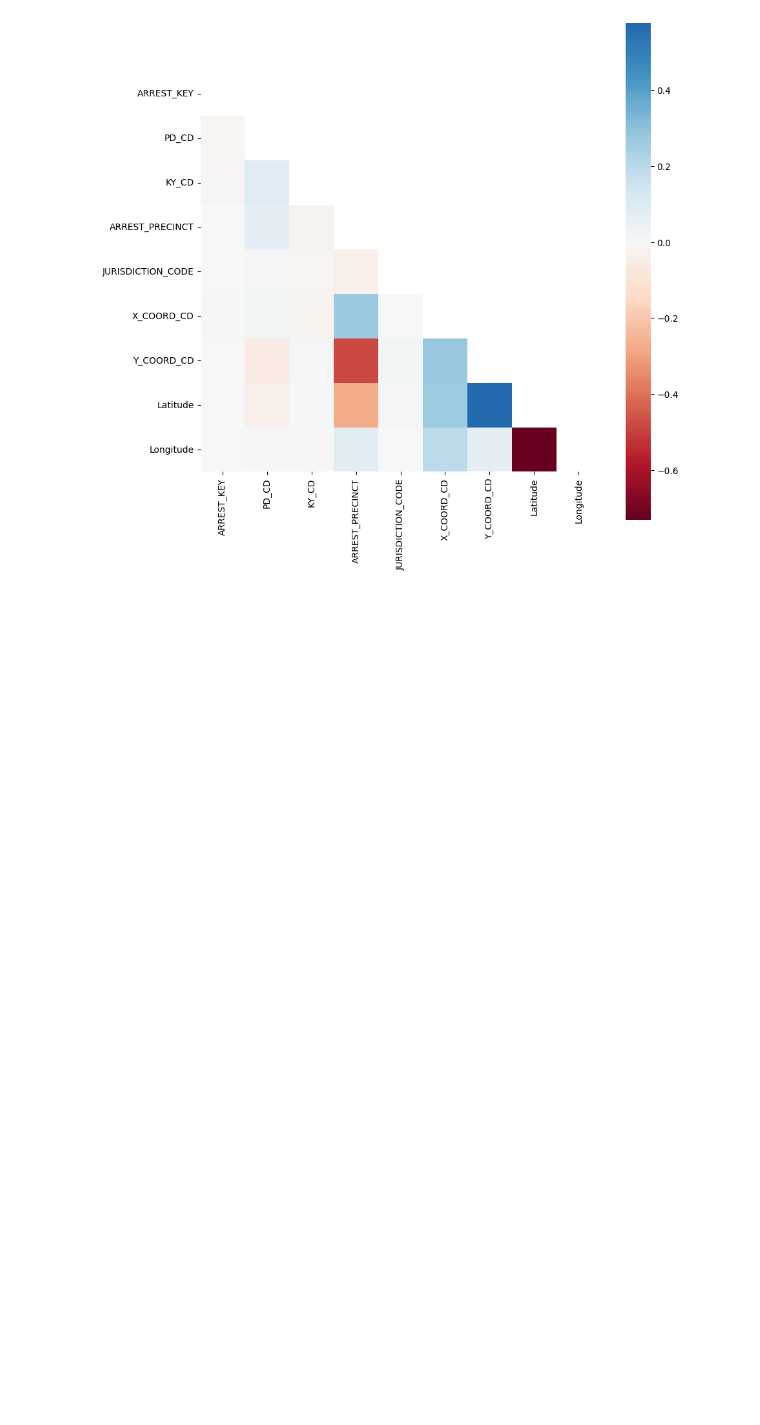
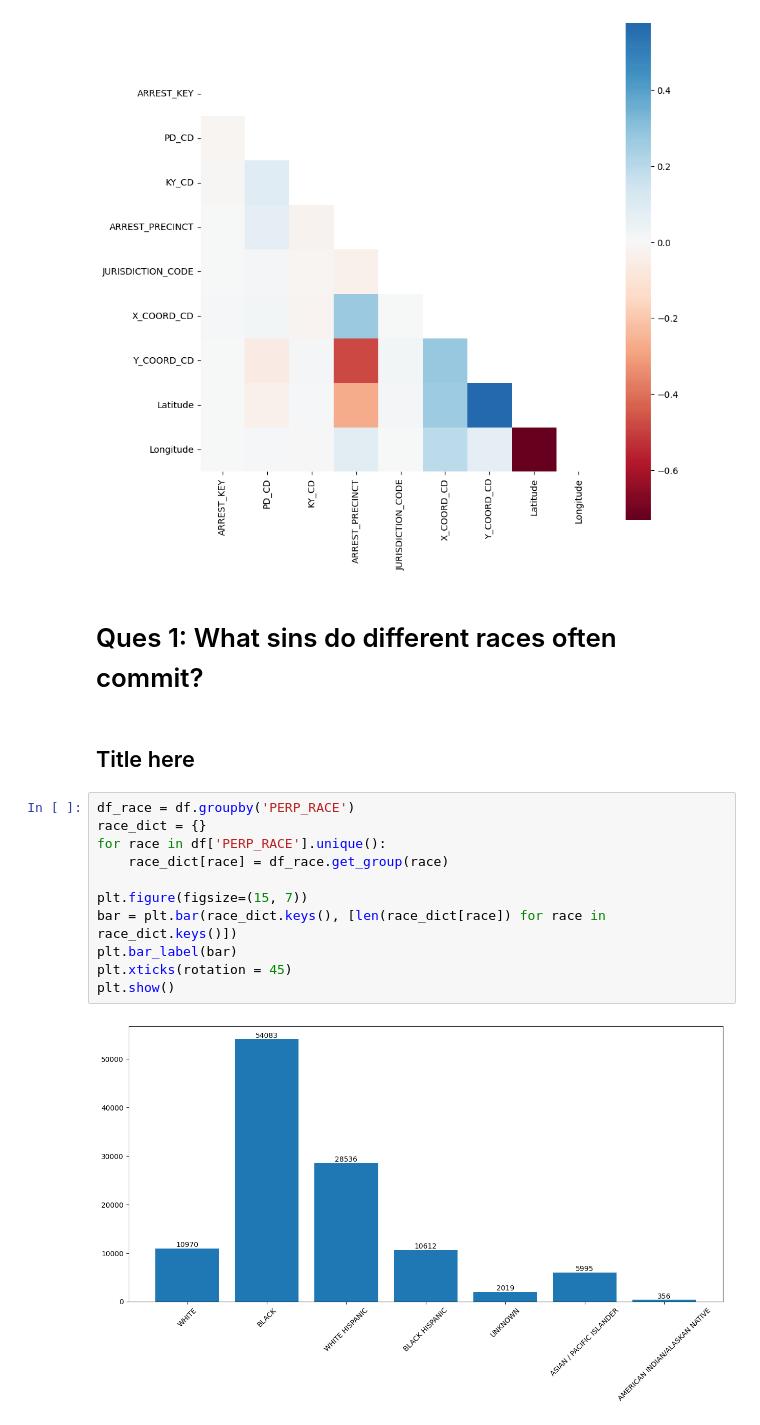
Before and after one commit to gigachad0209/Final-Project-LTKHDL, a Jupyter notebook: Data_exploration_2.ipynb, the cells around one changed output. Saved outputs shown, nothing was run; the diff lists cells and outputs as text; blank space fills up the shorter version.

```diff
--- a/Data_exploration_2.ipynb
+++ b/Data_exploration_2.ipynb
@@ -39,3 +39,20 @@ sns.heatmap(corr, cmap='RdBu', center=0,ax=ax, square=True, mask=matrix)
 plt.show()
 # %% [output]
 [figure]
+# %% [markdown]
+# Ques 1: What sins do different races often commit?
+# %% [markdown]
+## Title here
+# %%
+df_race = df.groupby('PERP_RACE')
+race_dict = {}
+for race in df['PERP_RACE'].unique():
+    race_dict[race] = df_race.get_group(race)
+
+plt.figure(figsize=(15, 7))
+bar = plt.bar(race_dict.keys(), [len(race_dict[race]) for race in race_dict.keys()])
+plt.bar_label(bar)
+plt.xticks(rotation = 45)
+plt.show()
+# %% [output]
+[figure, added]
```
Also changed, not shown: parts of 2 cells of this notebook.
